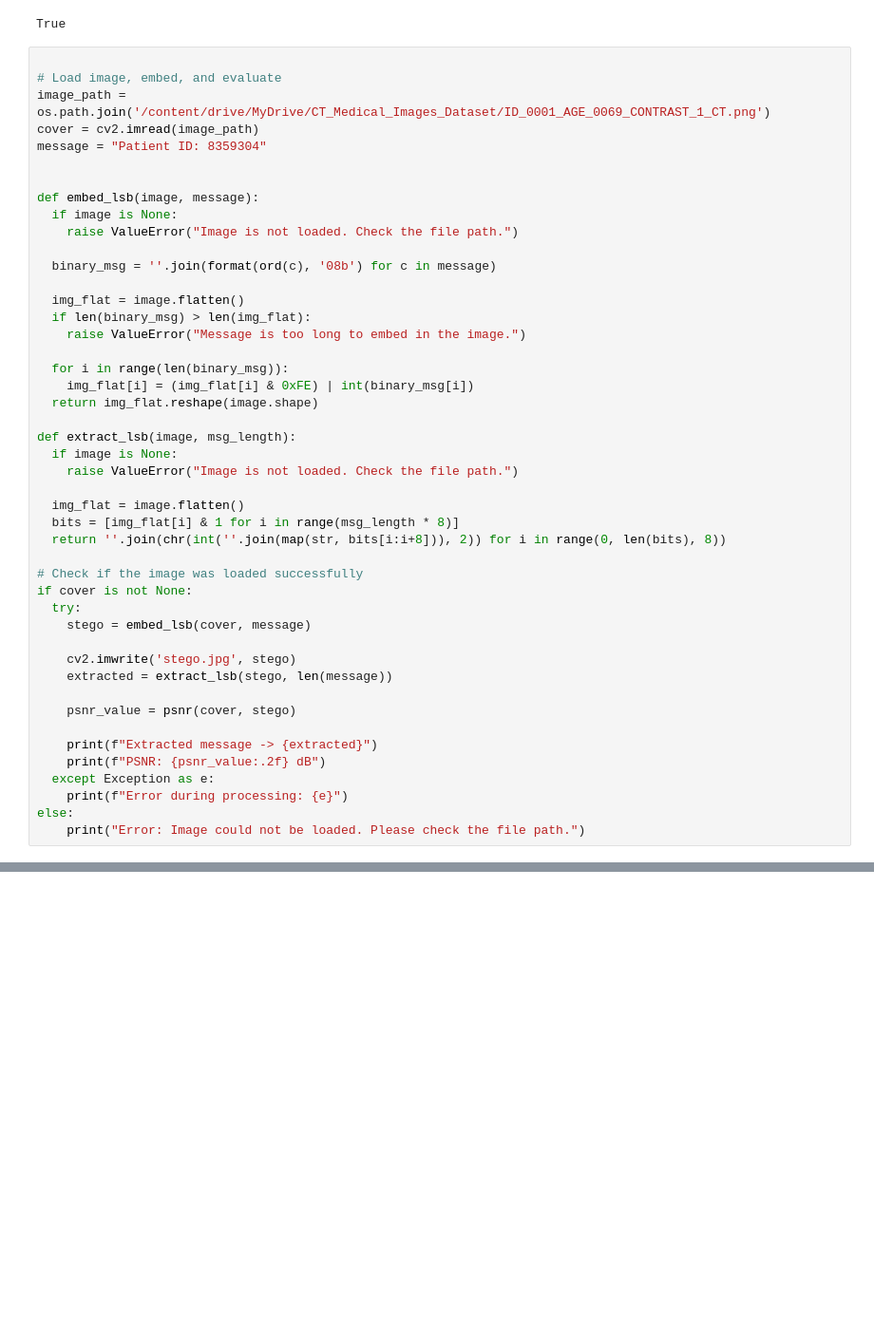
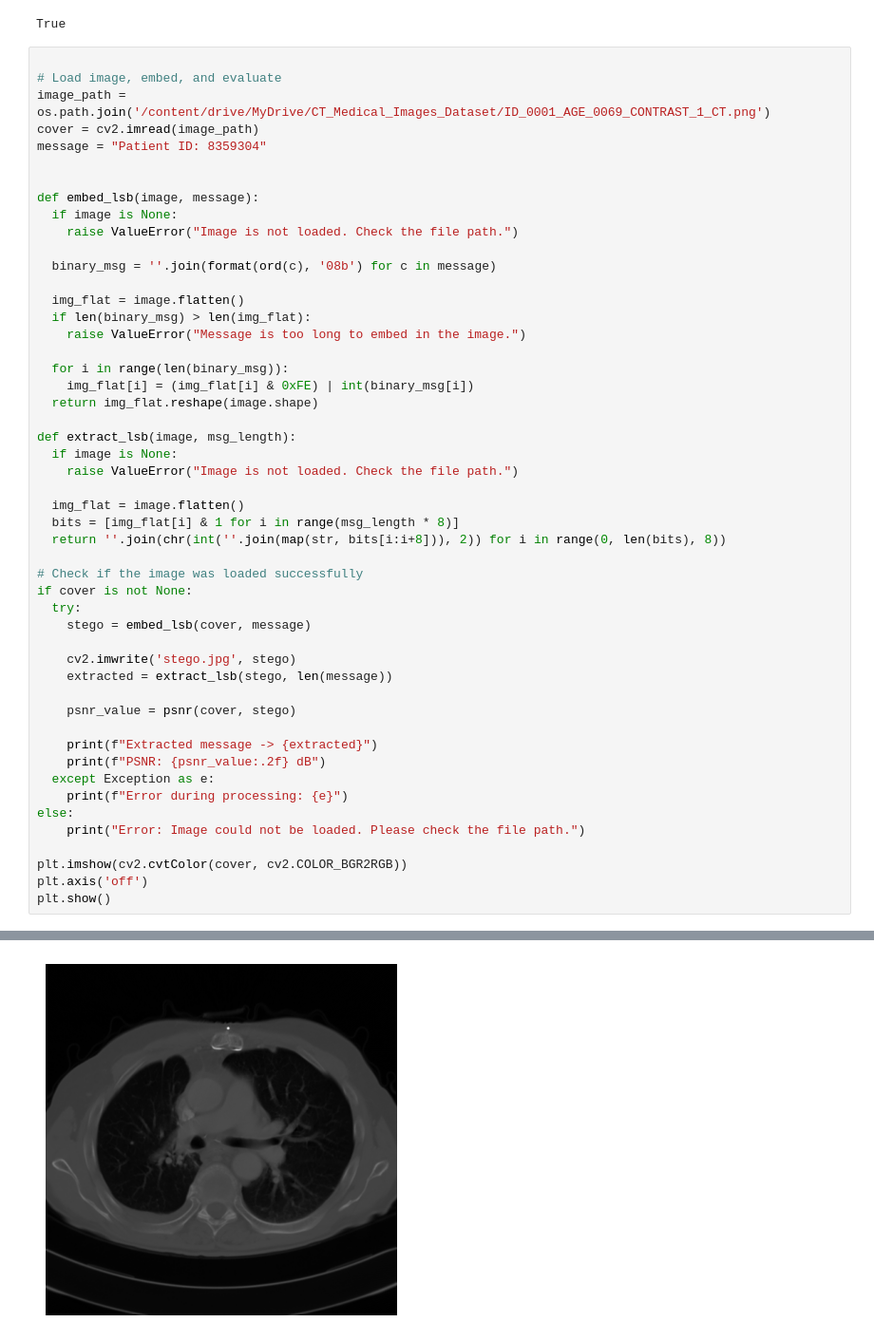
Before and after one commit to Munazza-Farees/edunet-virtual-internship, a Jupyter notebook: Steganography_System.ipynb, the cells around one changed output, grey strips where cells are left out. Shown at 95% size. Drawn from its saved outputs; the diff is of its cells as text; blank space fills up the shorter version.

```diff
--- a/Steganography_System.ipynb
+++ b/Steganography_System.ipynb
@@ -52,30 +53,35 @@ def embed_lsb(image, message):
     img_flat[i] = (img_flat[i] & 0xFE) | int(binary_msg[i])
   return img_flat.reshape(image.shape)
 
 def extract_lsb(image, msg_length):
   if image is None:
     raise ValueError("Image is not loaded. Check the file path.")
 
   img_flat = image.flatten()
   bits = [img_flat[i] & 1 for i in range(msg_length * 8)]
   return ''.join(chr(int(''.join(map(str, bits[i:i+8])), 2)) for i in range(0, len(bits), 8))
 
 # Check if the image was loaded successfully
 if cover is not None:
   try:
     stego = embed_lsb(cover, message)
 
     cv2.imwrite('stego.jpg', stego)
     extracted = extract_lsb(stego, len(message))
 
     psnr_value = psnr(cover, stego)
 
     print(f"Extracted message -> {extracted}")
     print(f"PSNR: {psnr_value:.2f} dB")
   except Exception as e:
     print(f"Error during processing: {e}")
 else:
     print("Error: Image could not be loaded. Please check the file path.")
+
+plt.imshow(cv2.cvtColor(cover, cv2.COLOR_BGR2RGB))
+plt.axis('off')
+plt.show()
 # %% [output]
 Extracted message -> Patient ID: 8359304
 PSNR: 87.79 dB
+[figure, added]
```
Also changed, not shown: parts of 2 cells of this notebook.
